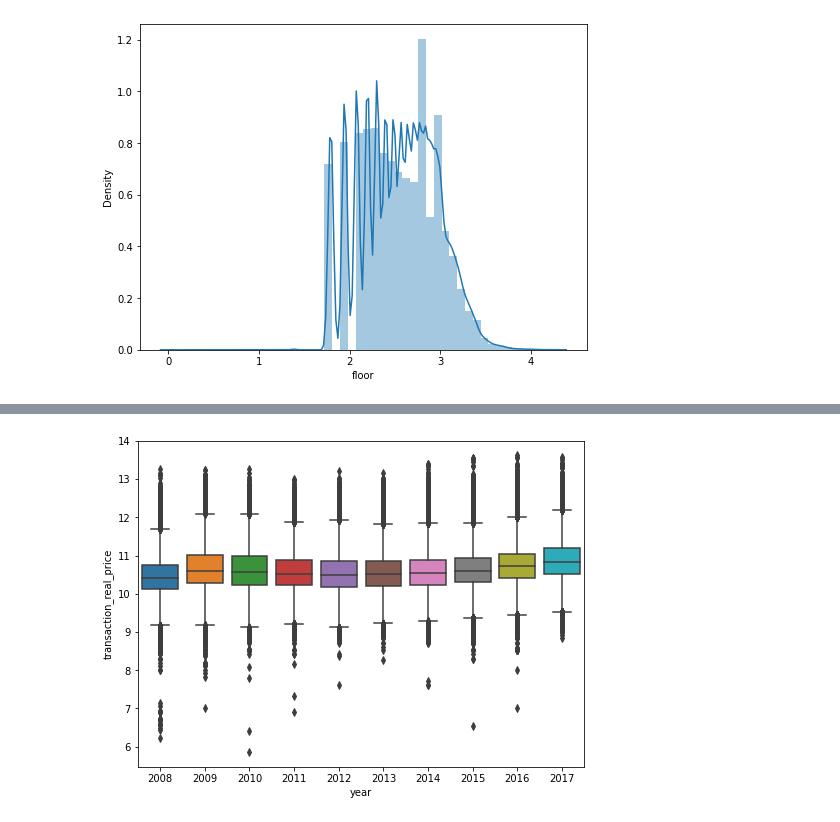
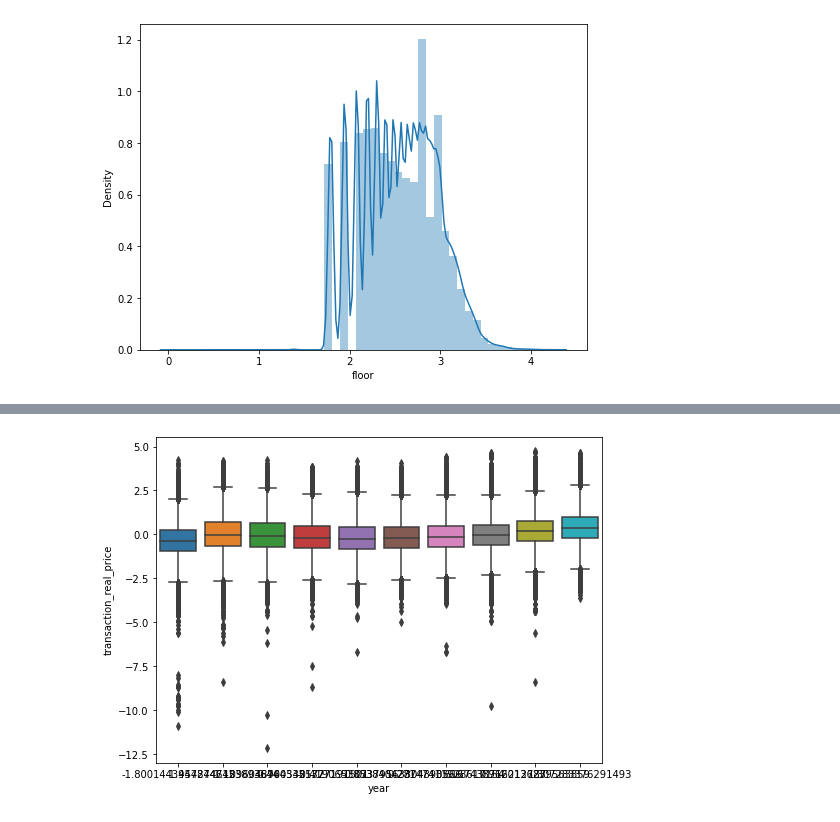
Before and after one commit to leedain0301/Modeling-Apartment-sales-price-forecast, a Jupyter notebook: MiniProject_02_전처리.ipynb, the cells around one changed output, grey strips where cells are left out. Saved outputs shown, nothing was run; the diff lists cells and outputs as text; code cells hidden in the pictures.

```diff
--- a/MiniProject_02_전처리.ipynb
+++ b/MiniProject_02_전처리.ipynb
@@ -197,5 +196,5 @@ train.head()
 # %%
-train['transaction_real_price'] = np.expm1(train_data['transaction_real_price'])
+# train['transaction_real_price'] = np.expm1(train_data['transaction_real_price'])
 
 f,ax=plt.subplots(figsize=(8,6))
 plt.scatter(train['exclusive_use_area'],train['transaction_real_price'])
@@ -230,3 +229,7 @@ for dataset in train_test_data:
     dataset['year']=dataset['transaction_year_month'].str[:4].astype(int)
     dataset['month']=dataset['transaction_year_month'].str[4:6].astype(int)
     dataset['transaction_year_month']=dataset['transaction_year_month'].astype(int)
+# %%
+train = train.drop('transaction_year_month',axis=1)
+test = test.drop('transaction_year_month',axis=1)
+train.head()
@@ -232,0 +243,14 @@ for dataset in train_test_data:
+# %%
+# 스케일링
+scaler = StandardScaler()
+
+numeric_feats = train.dtypes[train.dtypes != "object"].index
+
+train[numeric_feats] = scaler.fit_transform(train[numeric_feats])
+# test[numeric_feats] = scaler.transform(test[numeric_feats])
+# %%
+# 인코딩
+encoder = OrdinalEncoder()
+
+train = encoder.fit_transform(train)
+test = encoder.fit_transform(test)
@@ -233,10 +267,9 @@ for dataset in train_test_data:
 # %%
-train['transaction_real_price'] = np.log1p(train['transaction_real_price'])
 f,ax=plt.subplots(figsize=(8,6))
 sns.boxplot(train['year'],train['transaction_real_price'])
 plt.show()
 # %% [output]
-[figure, old version]
+[figure, new version]
 # %%
 f,ax=plt.subplots(figsize=(8,6))
 sns.boxplot(train['month'],train['transaction_real_price'])
```
Also changed, not shown: parts of 19 cells of this notebook.
